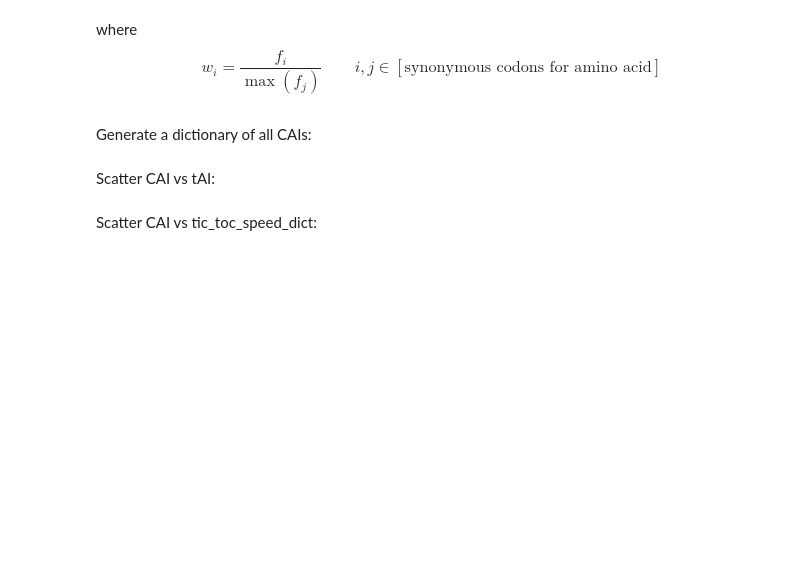
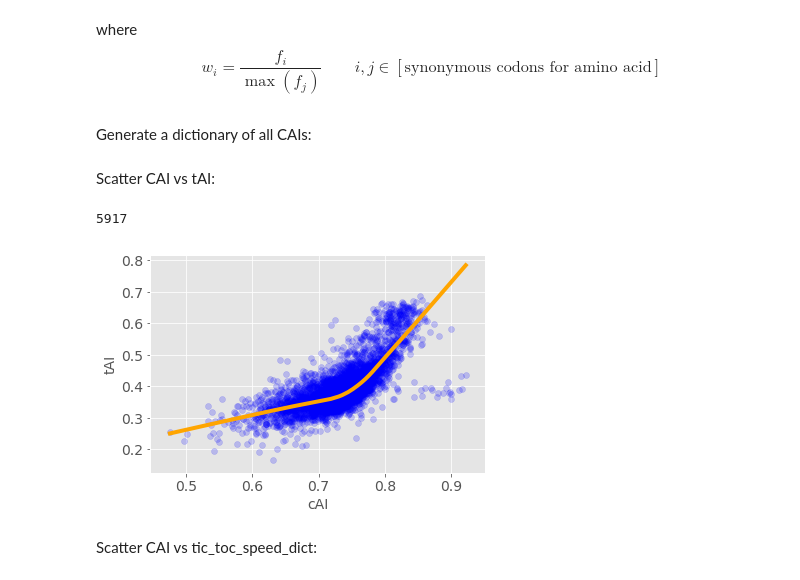
Before and after one commit to gittenberg/TRSL, a Jupyter notebook: workbooks/analyses/09 Codon_usage_analysis_tAI_cAI.ipynb, the cells around one changed output. Saved outputs shown, nothing was run; the diff lists cells and outputs as text; code cells hidden in the pictures; blank space fills up the shorter version.

```diff
--- a/workbooks/analyses/09 Codon_usage_analysis_tAI_cAI.ipynb
+++ b/workbooks/analyses/09 Codon_usage_analysis_tAI_cAI.ipynb
@@ -545,7 +542,10 @@ pkl.dump(tAI_dict_R, open("../../parameters/tAI_dict_R.p", "wb"))
 # %% [markdown]
 Scatter CAI vs tAI:
 # %%
-scatter_dicts(cai_dict, tAI_dict_R, "cAI", "tAI (R implementation)", 14, 0.2, False, False)
+scatter_dicts(cai_dict, tAI_dict_python_chu, "cAI", "tAI", 14, 0.2, False, False)
+# %% [output]
+5917
+[figure, added]
 # %% [markdown]
 Scatter CAI vs tic_toc_speed_dict:
 # %%
```
Also changed, not shown: parts of 14 cells of this notebook, 1 other file.
